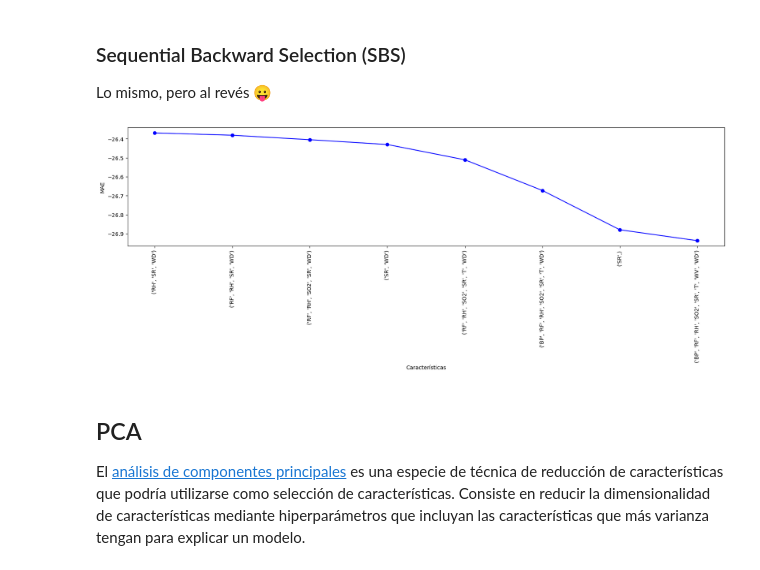
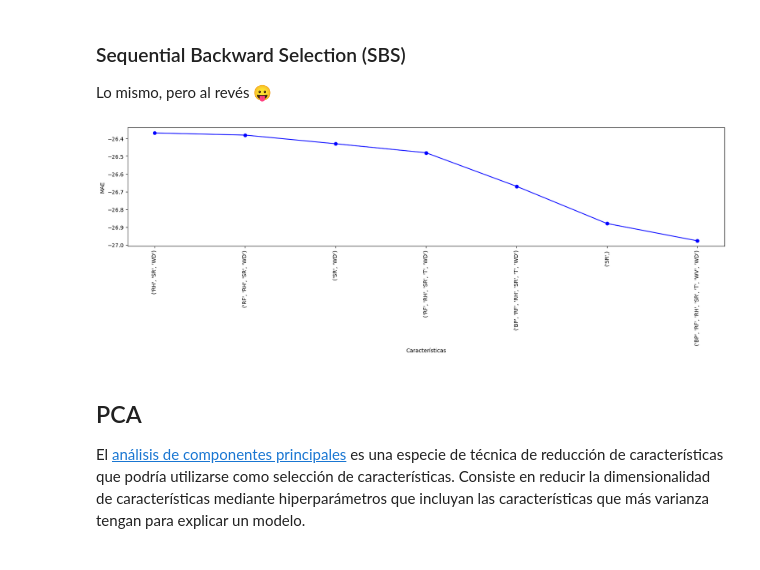
Before and after one commit to albertobenavides/aprendizaje_autom, a Jupyter notebook: caps/3_sel_carac.ipynb, the cells around one changed output. Cells and saved outputs as stored; diff of their text form; code cells hidden in the pictures.

```diff
--- a/caps/3_sel_carac.ipynb
+++ b/caps/3_sel_carac.ipynb
@@ -61,7 +61,6 @@ y
 | 341327 | 71.0 |
 17922 rows × 1 columns
 # %%
-x = df_pollutants_coords[['BP', 'RF', 'RH', 'SO2', 'SR', 'T', 'WV',
-       'WD']]
+x = df_pollutants_coords[['BP', 'RF', 'RH', 'SR', 'T', 'WV', 'WD']]
 x
 # %% [output]
@@ -357,30 +380,30 @@ plt.show()
 Lo mismo, pero al revés 😛
 # %%
 sbs = SFS(estimator = lr,
-          k_features=(1, 8),
+          k_features=(1, 7),
           forward=True,
           scoring='neg_mean_absolute_error',
           cv=5)
 
 sbs = sbs.fit(x, y)
 subsets_ = sbs.subsets_
 df_sbs = pd.DataFrame(subsets_).T
 df_sbs.sort_values('avg_score', ascending=False,  inplace = True)
 
 fig = plt.figure(figsize=(20, 4))
 plt.plot(
     df_sbs.feature_names.astype(str),
     df_sbs.avg_score,
     color='blue', marker='o'
 )
 plt.ylabel('MAE')
 plt.xlabel('Características')
 
 plt.xticks(rotation = 90)
 
 plt.show()
 # %% [output]
-[figure, old version]
+[figure, new version]
 # %% [markdown]
 ## PCA
 
```
Also changed, not shown: parts of 30 cells of this notebook.
